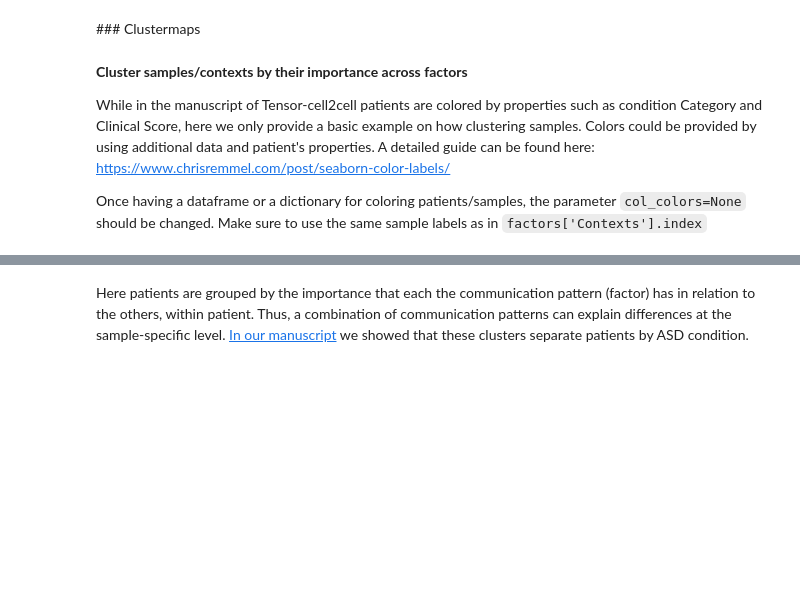
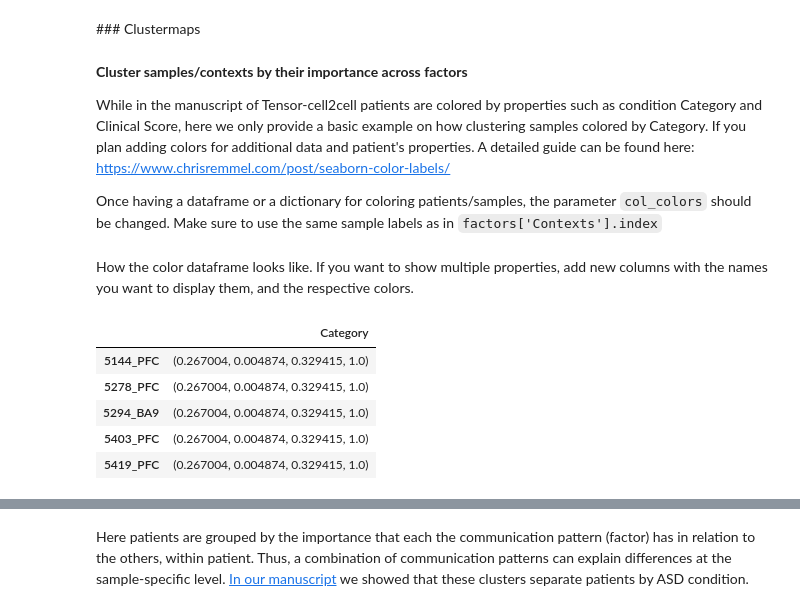
Before and after one commit to earmingol/cell2cell, a Jupyter notebook: docs/tutorials/ASD/02-Factor-Specific-ASD.ipynb, the cells around one changed output, grey strips where cells are left out. Cells and saved outputs as stored; diff of their text form; code cells hidden in the pictures; blank space fills up the shorter version.

````diff
--- a/docs/tutorials/ASD/02-Factor-Specific-ASD.ipynb
+++ b/docs/tutorials/ASD/02-Factor-Specific-ASD.ipynb
@@ -165,6 +165,6 @@ We observe that the lowest Gini coefficient was obtained by factor 1, which is c
 # %% [markdown]
 **Cluster samples/contexts by their importance across factors**
 
-While in the manuscript of Tensor-cell2cell patients are colored by properties such as condition Category and Clinical Score, here we only provide a basic example on how clustering samples. Colors could be provided by using additional data and patient's properties. A detailed guide can be found here: https://www.chrisremmel.com/post/seaborn-color-labels/
+While in the manuscript of Tensor-cell2cell patients are colored by properties such as condition Category and Clinical Score, here we only provide a basic example on how clustering samples colored by Category. If you plan adding colors for additional data and patient's properties. A detailed guide can be found here: https://www.chrisremmel.com/post/seaborn-color-labels/
 
-Once having a dataframe or a dictionary for coloring patients/samples, the parameter ```col_colors=None``` should be changed. Make sure to use the same sample labels as in ```factors['Contexts'].index```
+Once having a dataframe or a dictionary for coloring patients/samples, the parameter ```col_colors``` should be changed. Make sure to use the same sample labels as in ```factors['Contexts'].index```
@@ -170,0 +182,11 @@ Once having a dataframe or a dictionary for coloring patients/samples, the param
+# %% [markdown]
+How the color dataframe looks like. If you want to show multiple properties, add new columns with the names you want to display them, and the respective colors.
+# %%
+col_colors.head()
+# %% [output]
+|  | Category |
+| 5144_PFC | (0.267004, 0.004874, 0.329415, 1.0) |
+| 5278_PFC | (0.267004, 0.004874, 0.329415, 1.0) |
+| 5294_BA9 | (0.267004, 0.004874, 0.329415, 1.0) |
+| 5403_PFC | (0.267004, 0.004874, 0.329415, 1.0) |
+| 5419_PFC | (0.267004, 0.004874, 0.329415, 1.0) |
````
Also changed, not shown: parts of 3 cells of this notebook.
